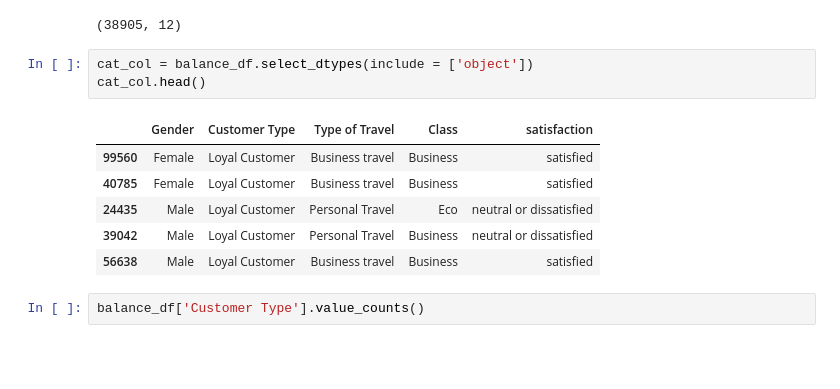
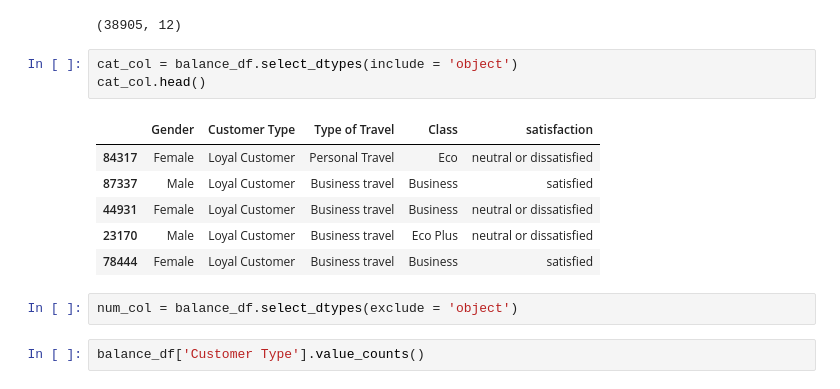
Before and after one commit to Hiteshgurnani123/Traning-of-AI-ML-, a Jupyter notebook: machine learning/logisticRegression.ipynb, the cells around one changed output. Cells and saved outputs as stored; diff of their text form; blank space fills up the shorter version.

```diff
--- a/machine learning/logisticRegression.ipynb
+++ b/machine learning/logisticRegression.ipynb
@@ -101,15 +101,17 @@ balance_df.shape
 # %% [output]
 (38905, 12)
 # %%
-cat_col = balance_df.select_dtypes(include = ['object'])
+cat_col = balance_df.select_dtypes(include = 'object')
 cat_col.head()
 # %% [output]
 |  | Gender | Customer Type | Type of Travel | Class | satisfaction |
-| 99560 | Female | Loyal Customer | Business travel | Business | satisfied |
-| 40785 | Female | Loyal Customer | Business travel | Business | satisfied |
-| 24435 | Male | Loyal Customer | Personal Travel | Eco | neutral or dissatisfied |
-| 39042 | Male | Loyal Customer | Personal Travel | Business | neutral or dissatisfied |
-| 56638 | Male | Loyal Customer | Business travel | Business | satisfied |
+| 84317 | Female | Loyal Customer | Personal Travel | Eco | neutral or dissatisfied |
+| 87337 | Male | Loyal Customer | Business travel | Business | satisfied |
+| 44931 | Female | Loyal Customer | Business travel | Business | neutral or dissatisfied |
+| 23170 | Male | Loyal Customer | Business travel | Eco Plus | neutral or dissatisfied |
+| 78444 | Female | Loyal Customer | Business travel | Business | satisfied |
+# %%
+num_col = balance_df.select_dtypes(exclude = 'object')
 # %%
 balance_df['Customer Type'].value_counts()
 # %% [output]
```
Also changed, not shown: parts of 19 cells of this notebook, 1 other file.
